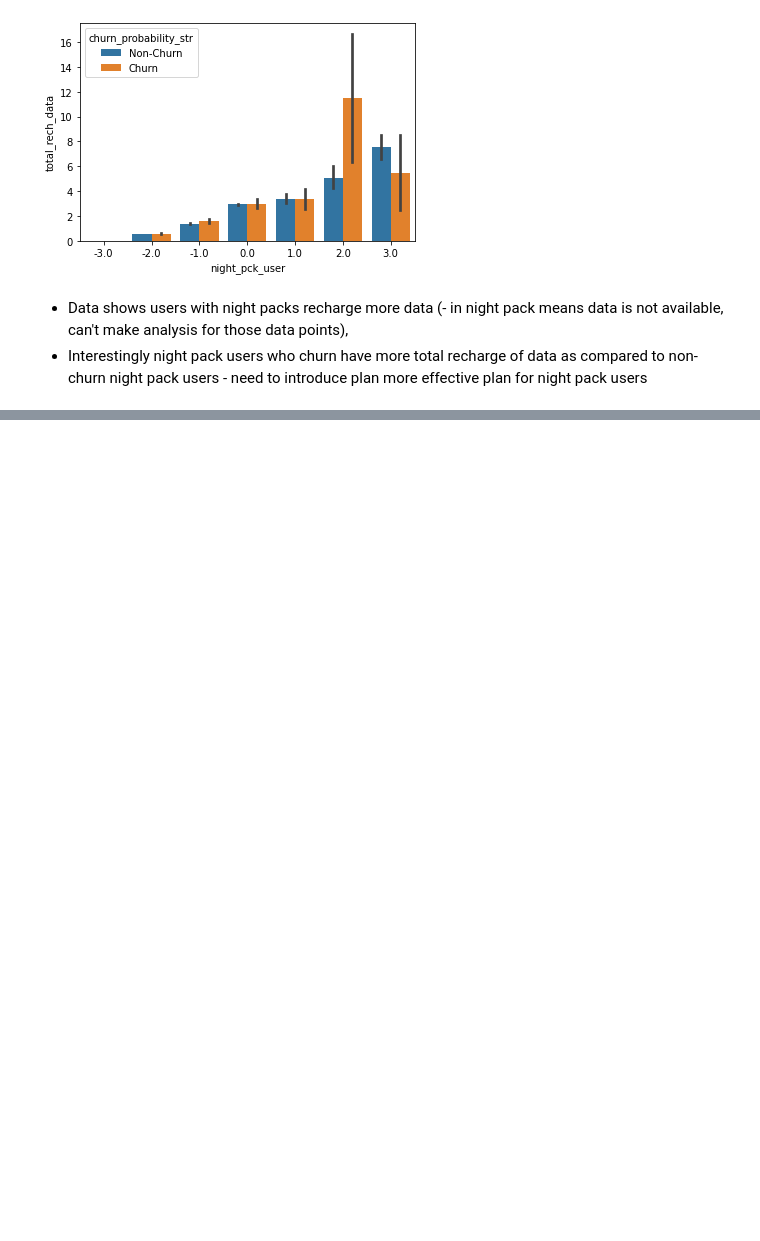
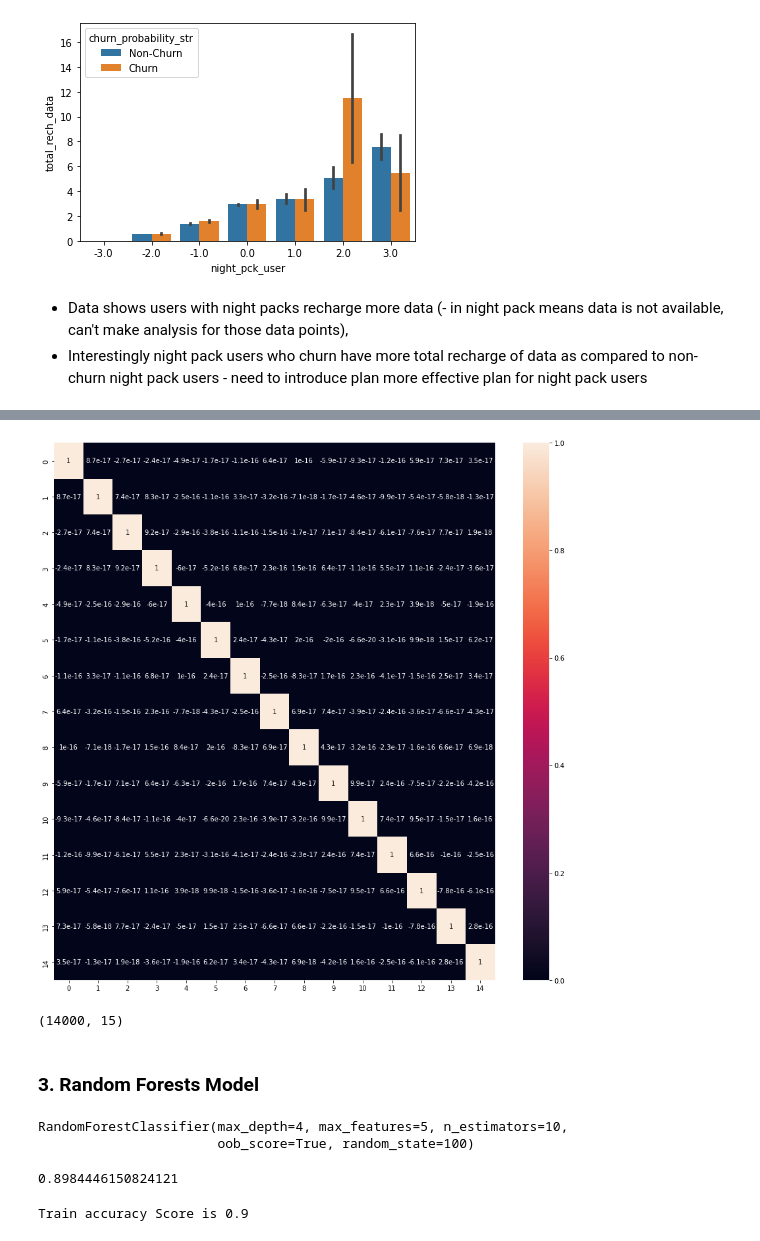
Before and after one commit to karthickchetti/Telecom_Churn_Prediction, a Jupyter notebook: Prediction.ipynb, the cells around one changed output, grey strips where cells are left out. Drawn from its saved outputs; the diff is of its cells as text; code cells hidden in the pictures; blank space fills up the shorter version.

```diff
--- a/Prediction.ipynb
+++ b/Prediction.ipynb
@@ -364,0 +410,4 @@ data.plot(x="churn_probability",y=["arpu_6","arpu_7","arpu_8"], kind="bar")
+# %%
+#Test-Train Split
+from sklearn.model_selection import train_test_split
+X_train, X_test, y_train, y_test = train_test_split(X_train_all, y_train_all, test_size=0.2, random_state=42, stratify=y_train_all)
@@ -364,0 +628,5 @@ data.plot(x="churn_probability",y=["arpu_6","arpu_7","arpu_8"], kind="bar")
+# %%
+#PCA - To explain 95% of the total variability
+from sklearn.decomposition import PCA
+pca = PCA(0.95,random_state=True)
+pca.fit(X_train)
@@ -364,0 +640,3 @@ data.plot(x="churn_probability",y=["arpu_6","arpu_7","arpu_8"], kind="bar")
+# %%
+#Tranform dataset
+X_pca_train = pd.DataFrame(pca.fit_transform(X_train))
@@ -364,0 +652,35 @@ data.plot(x="churn_probability",y=["arpu_6","arpu_7","arpu_8"], kind="bar")
+# %%
+#Uncorrelated components
+corrmat = np.corrcoef(X_pca_train.transpose())
+plt.figure(figsize=[15,15])
+sns.heatmap(corrmat, annot=True)
+plt.show()
+# %% [output]
+[figure, added]
+# %%
+#Test Data - PCA applied
+X_pca_test = pca.transform(X_test)
+X_pca_test.shape
+# %% [output]
+(14000, 15)
+# %% [markdown]
+### 3. Random Forests Model
+# %%
+from sklearn.ensemble import RandomForestClassifier
+rf = RandomForestClassifier(n_estimators=10, max_depth=4, max_features=5, random_state=100, oob_score=True)
+rf.fit(X_pca_train, y_train)
+# %% [output]
+RandomForestClassifier(max_depth=4, max_features=5, n_estimators=10,
+                       oob_score=True, random_state=100)
+# %%
+#Out of the box Score
+rf.oob_score_
+# %% [output]
+0.8984446150824121
+# %%
+#Train Accuracy
+y_train_predict_rf=rf.predict(X_pca_train)
+from sklearn.metrics import accuracy_score
+print("Train accuracy Score is",round(accuracy_score(y_train, y_train_predict_rf),2))
+# %% [output]
+Train accuracy Score is 0.9
```
Also changed, not shown: parts of 75 cells of this notebook.
